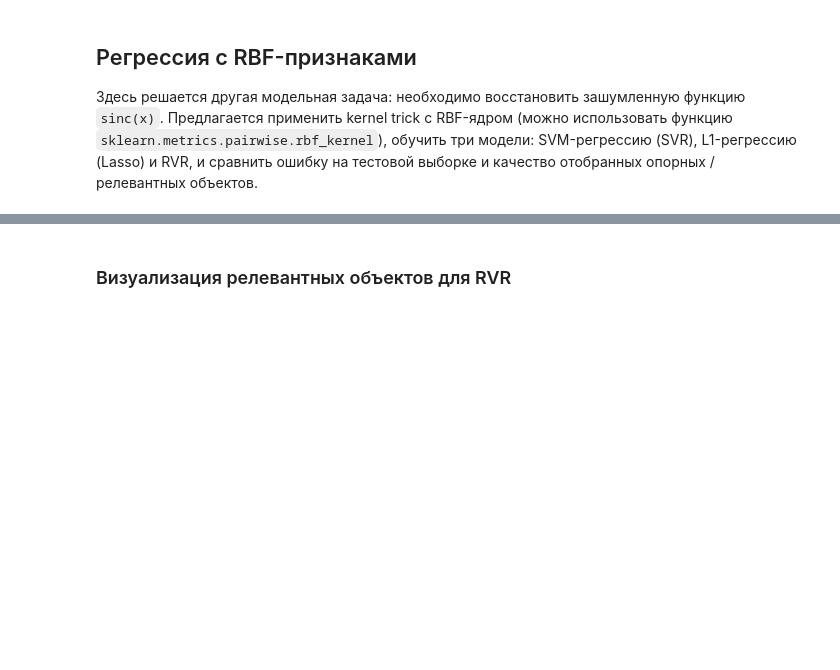
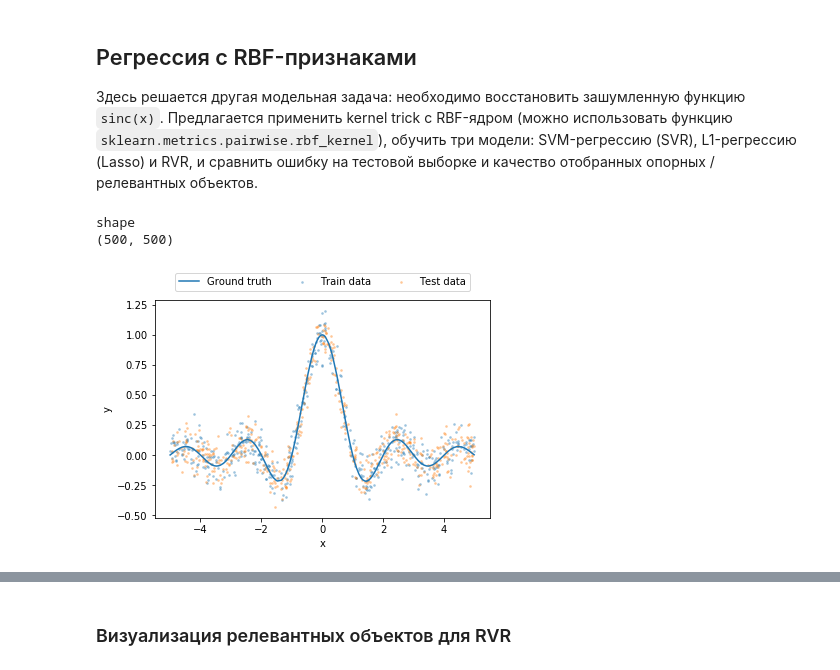
Before and after one commit to PKoshkin/DAS_bayes, a Jupyter notebook: task_2/Relevance_Vector_Regression.ipynb, the cells around one changed output, grey strips where cells are left out. Cells and saved outputs as stored; diff of their text form; code cells hidden in the pictures; blank space fills up the shorter version.

```diff
--- a/task_2/Relevance_Vector_Regression.ipynb
+++ b/task_2/Relevance_Vector_Regression.ipynb
@@ -141,35 +210,45 @@ plt.show()
 from sklearn.metrics.pairwise import rbf_kernel
 
 def gen_batch(n, beta):
     points = np.random.uniform(-5, 5, n)
     points = np.sort(points)
     t = np.sinc(points) + np.random.normal(size=n) / beta ** 0.5
     return points, t
 
 n = 500
 d = n + 1
 beta_true = 100
 
 points_train, t_train = gen_batch(n, beta_true)
 points_test, t_test = gen_batch(n, beta_true)
 
 # RBF-transform
-X_train = # YOUR CODE GOES HERE
-X_test = # YOUR CODE GOES HERE
+def extend(array):
+    return np.reshape(array, [-1, 1])
+
+X_train = rbf_kernel(extend(points_train), extend(t_train)) # YOUR CODE GOES HERE
+X_test = rbf_kernel(extend(points_test), extend(t_test)) # YOUR CODE GOES HERE
+
+print("shape")
+print(np.shape(X_train))
 
 # Constant feature
 X_train = np.hstack((np.ones((n, 1)), X_train))
 X_test = np.hstack((np.ones((n, 1)), X_test))
 
 # Visualization
 plt.scatter(points_train, t_train, s=3, label='Train data', alpha=0.3)
 plt.scatter(points_test, t_test, s=3, label='Test data', alpha=0.3)
 plt.plot(points_train, np.sinc(points_train), label='Ground truth')
 
 plt.axes().set_xlabel('x')
 plt.axes().set_ylabel('y')
 plt.legend(ncol=3, loc=9, bbox_to_anchor=(0.5, 1.15))
 plt.show()
+# %% [output]
+shape
+(500, 500)
+[figure, added]
 # %%
 # Relevance Vector Regression
 w_rvr, sigma_rvr, alpha_rvr, beta_rvr = fit_rvr(X_train, t_train, max_iter=30000)
```
Also changed, not shown: parts of 9 cells of this notebook.
